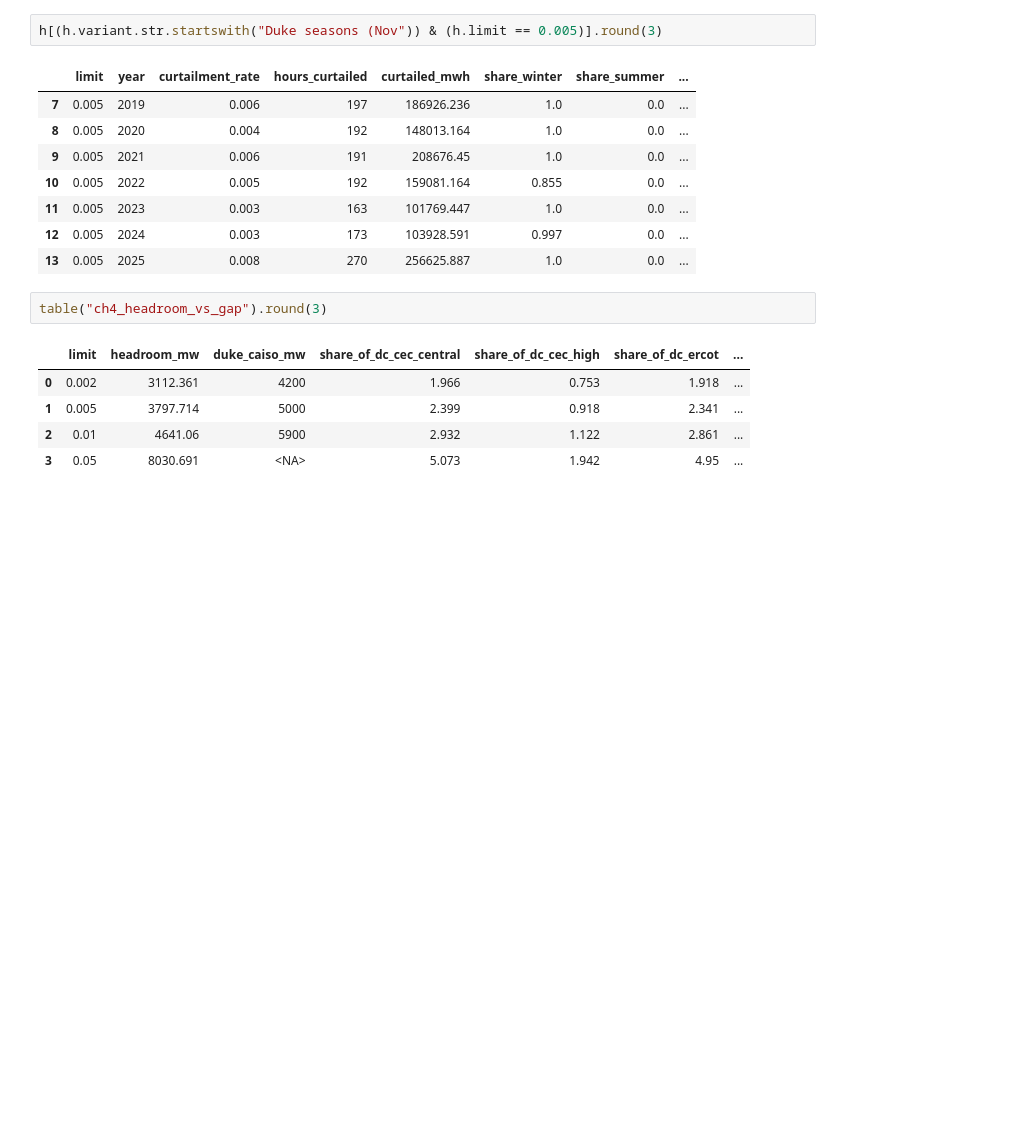
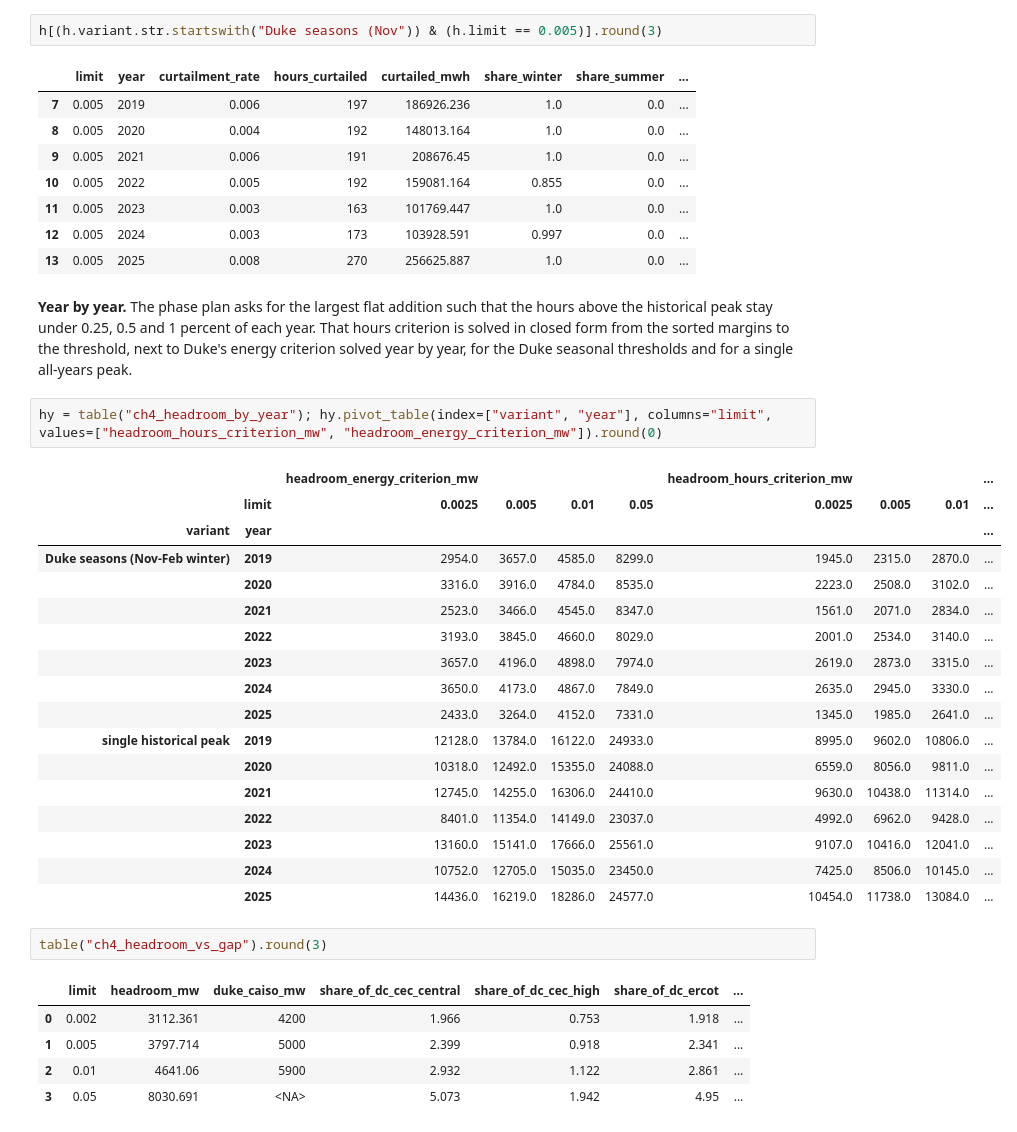
Before and after one commit to sebastian-oldman/masters_project, a Jupyter notebook: notebooks/05_regimes_flexibility.ipynb, the cells around one changed output. Cells and saved outputs as stored; diff of their text form; blank space fills up the shorter version.

```diff
--- a/notebooks/05_regimes_flexibility.ipynb
+++ b/notebooks/05_regimes_flexibility.ipynb
@@ -64,6 +64,28 @@ h[(h.variant.str.startswith("Duke seasons (Nov")) & (h.limit == 0.005)].round(3)
 | 11 | 0.005 | 2023 | 0.003 | 163 | 101769.447 | 1.0 | 0.0 | ... |
 | 12 | 0.005 | 2024 | 0.003 | 173 | 103928.591 | 0.997 | 0.0 | ... |
 | 13 | 0.005 | 2025 | 0.008 | 270 | 256625.887 | 1.0 | 0.0 | ... |
+# %% [markdown]
+**Year by year.** The phase plan asks for the largest flat addition such that the hours above the historical peak stay under 0.25, 0.5 and 1 percent of each year. That hours criterion is solved in closed form from the sorted margins to the threshold, next to Duke's energy criterion solved year by year, for the Duke seasonal thresholds and for a single all-years peak.
+# %%
+hy = table("ch4_headroom_by_year"); hy.pivot_table(index=["variant", "year"], columns="limit", values=["headroom_hours_criterion_mw", "headroom_energy_criterion_mw"]).round(0)
+# %% [output]
+|  |  | headroom_energy_criterion_mw |  |  |  | headroom_hours_criterion_mw |  |  | ... |
+|  | limit | 0.0025 | 0.005 | 0.01 | 0.05 | 0.0025 | 0.005 | 0.01 | ... |
+| variant | year |  |  |  |  |  |  |  | ... |
+| Duke seasons (Nov-Feb winter) | 2019 | 2954.0 | 3657.0 | 4585.0 | 8299.0 | 1945.0 | 2315.0 | 2870.0 | ... |
+|  | 2020 | 3316.0 | 3916.0 | 4784.0 | 8535.0 | 2223.0 | 2508.0 | 3102.0 | ... |
+|  | 2021 | 2523.0 | 3466.0 | 4545.0 | 8347.0 | 1561.0 | 2071.0 | 2834.0 | ... |
+|  | 2022 | 3193.0 | 3845.0 | 4660.0 | 8029.0 | 2001.0 | 2534.0 | 3140.0 | ... |
+|  | 2023 | 3657.0 | 4196.0 | 4898.0 | 7974.0 | 2619.0 | 2873.0 | 3315.0 | ... |
+|  | 2024 | 3650.0 | 4173.0 | 4867.0 | 7849.0 | 2635.0 | 2945.0 | 3330.0 | ... |
+|  | 2025 | 2433.0 | 3264.0 | 4152.0 | 7331.0 | 1345.0 | 1985.0 | 2641.0 | ... |
+| single historical peak | 2019 | 12128.0 | 13784.0 | 16122.0 | 24933.0 | 8995.0 | 9602.0 | 10806.0 | ... |
+|  | 2020 | 10318.0 | 12492.0 | 15355.0 | 24088.0 | 6559.0 | 8056.0 | 9811.0 | ... |
+|  | 2021 | 12745.0 | 14255.0 | 16306.0 | 24410.0 | 9630.0 | 10438.0 | 11314.0 | ... |
+|  | 2022 | 8401.0 | 11354.0 | 14149.0 | 23037.0 | 4992.0 | 6962.0 | 9428.0 | ... |
+|  | 2023 | 13160.0 | 15141.0 | 17666.0 | 25561.0 | 9107.0 | 10416.0 | 12041.0 | ... |
+|  | 2024 | 10752.0 | 12705.0 | 15035.0 | 23450.0 | 7425.0 | 8506.0 | 10145.0 | ... |
+|  | 2025 | 14436.0 | 16219.0 | 18286.0 | 24577.0 | 10454.0 | 11738.0 | 13084.0 | ... |
 # %%
 table("ch4_headroom_vs_gap").round(3)
 # %% [output]
```
Also changed, not shown: parts of 7 cells of this notebook, 37 other files.
